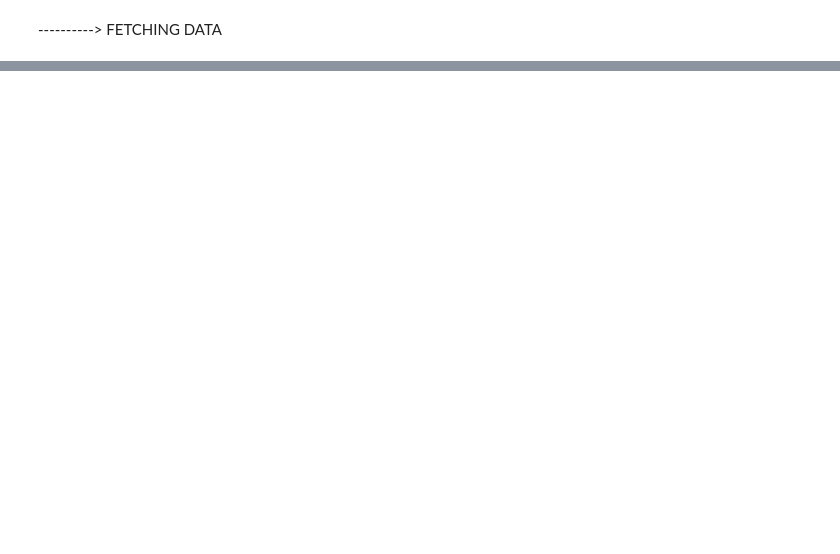
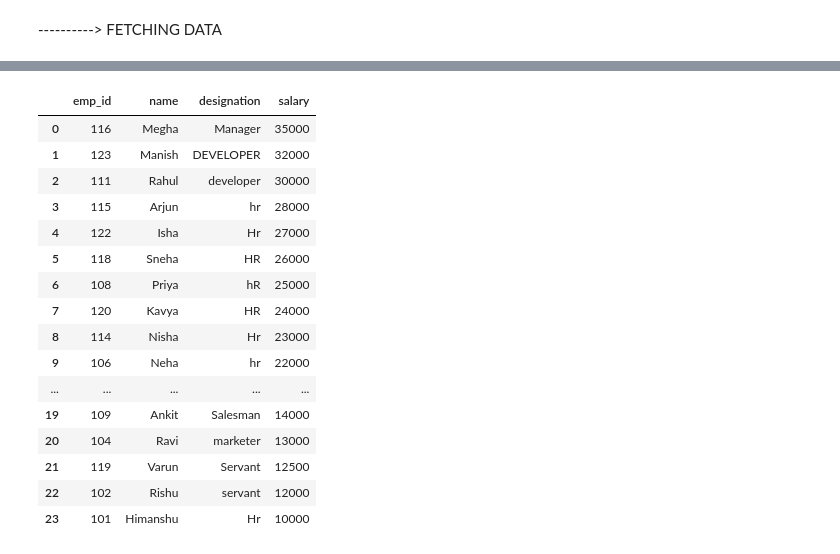
Before and after one commit to sushantchoudhary-ai/python, a Jupyter notebook: pandas.ipynb, the cells around one changed output, grey strips where cells are left out. Drawn from its saved outputs; the diff is of its cells as text; code cells hidden in the pictures; blank space fills up the shorter version.

```diff
--- a/pandas.ipynb
+++ b/pandas.ipynb
@@ -1790,0 +2161,23 @@ df
+# %%
+df.sort_values(by=['salary','name'], ascending=False,inplace=True,ignore_index=True) #sorting the dataframe by salary in descending order
+df
+#ignore idex se ky hoga vo apne hisb ka idex lelega
+#ignore index = true means it will reset the index after sorting and will give new index to the dataframe
+# %% [output]
+|  | emp_id | name | designation | salary |
+| 0 | 116 | Megha | Manager | 35000 |
+| 1 | 123 | Manish | DEVELOPER | 32000 |
+| 2 | 111 | Rahul | developer | 30000 |
+| 3 | 115 | Arjun | hr | 28000 |
+| 4 | 122 | Isha | Hr | 27000 |
+| 5 | 118 | Sneha | HR | 26000 |
+| 6 | 108 | Priya | hR | 25000 |
+| 7 | 120 | Kavya | HR | 24000 |
+| 8 | 114 | Nisha | Hr | 23000 |
+| 9 | 106 | Neha | hr | 22000 |
+| ... | ... | ... | ... | ... |
+| 19 | 109 | Ankit | Salesman | 14000 |
+| 20 | 104 | Ravi | marketer | 13000 |
+| 21 | 119 | Varun | Servant | 12500 |
+| 22 | 102 | Rishu | servant | 12000 |
+| 23 | 101 | Himanshu | Hr | 10000 |
```
Also changed, not shown: parts of 25 cells of this notebook, 1 other file.
